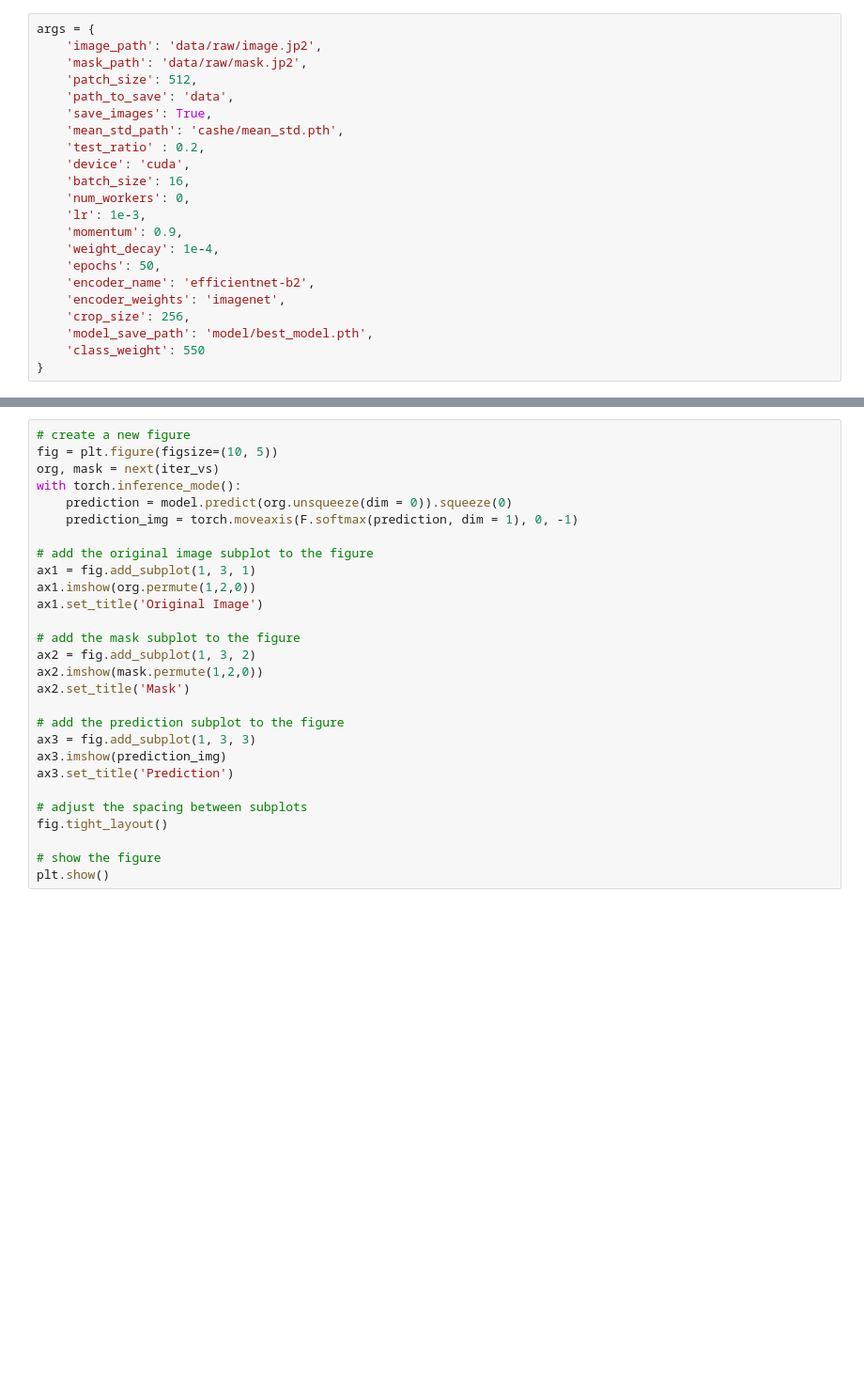
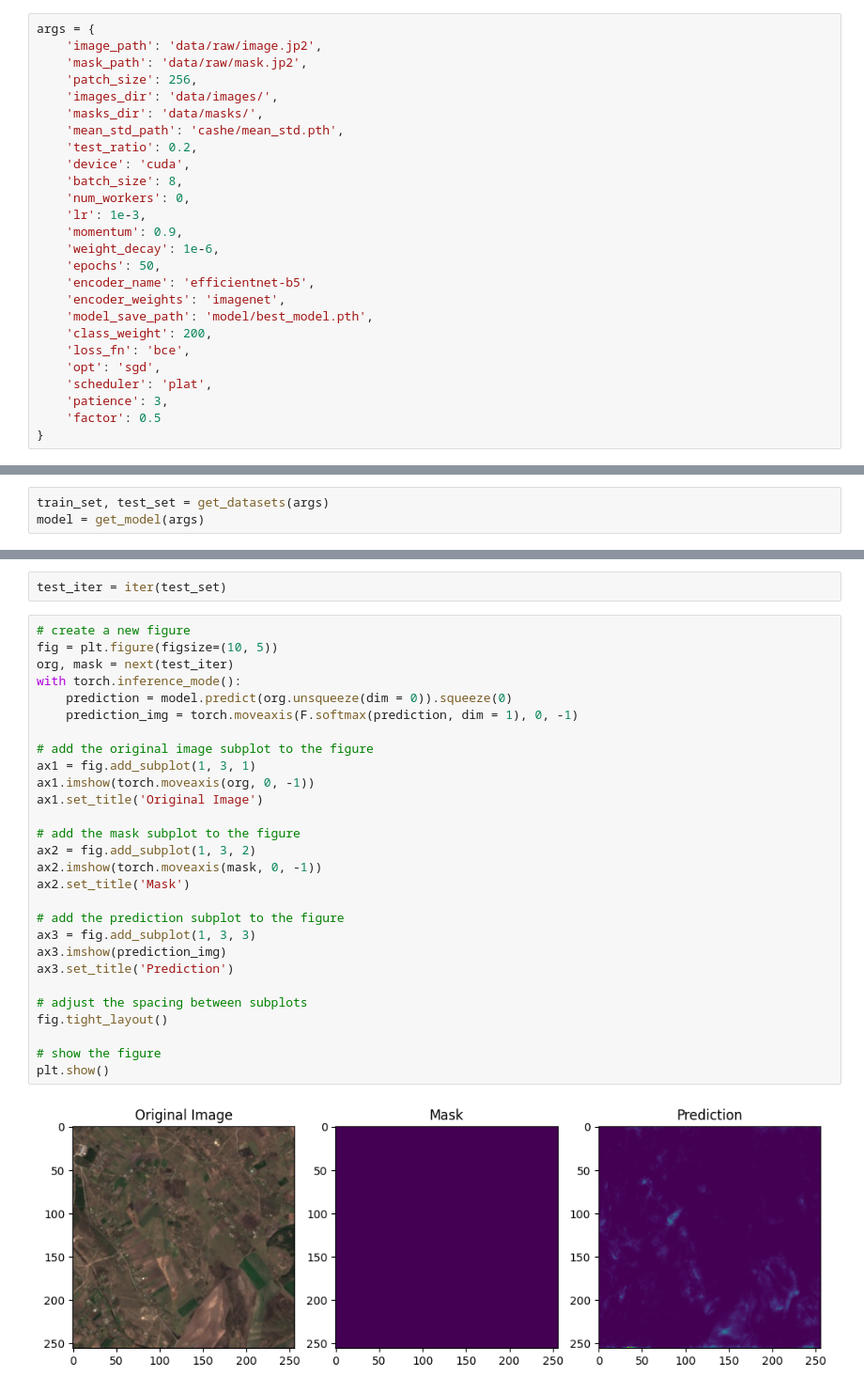
Before and after one commit to revky/erosion-detection, a Jupyter notebook: train_pipeline.ipynb, the cells around one changed output, grey strips where cells are left out. Shown at 94% size. Saved outputs shown, nothing was run; the diff lists cells and outputs as text; blank space fills up the shorter version.

```diff
--- a/train_pipeline.ipynb
+++ b/train_pipeline.ipynb
@@ -2,21 +2,25 @@
 args = {
     'image_path': 'data/raw/image.jp2',
     'mask_path': 'data/raw/mask.jp2',
-    'patch_size': 512,
-    'path_to_save': 'data',
-    'save_images': True,
+    'patch_size': 256,
+    'images_dir': 'data/images/',
+    'masks_dir': 'data/masks/',
     'mean_std_path': 'cashe/mean_std.pth',
-    'test_ratio' : 0.2,
+    'test_ratio': 0.2,
     'device': 'cuda',
-    'batch_size': 16,
+    'batch_size': 8,
     'num_workers': 0,
     'lr': 1e-3,
     'momentum': 0.9,
-    'weight_decay': 1e-4,
+    'weight_decay': 1e-6,
     'epochs': 50,
-    'encoder_name': 'efficientnet-b2',
+    'encoder_name': 'efficientnet-b5',
     'encoder_weights': 'imagenet',
-    'crop_size': 256,
     'model_save_path': 'model/best_model.pth',
-    'class_weight': 550
+    'class_weight': 200,
+    'loss_fn': 'bce',
+    'opt': 'sgd',
+    'scheduler': 'plat',
+    'patience': 3,
+    'factor': 0.5
 }
@@ -53,3 +60,6 @@ model.to('cpu')
+# %%
+train_set, test_set = get_datasets(args)
+model = get_model(args)
 # %%
 model.load_state_dict(torch.load('model/best_model.pth'))
 model.to('cpu')
@@ -62,28 +70,32 @@ iter_vs = iter(vs)
+# %%
+test_iter = iter(test_set)
 # %%
 # create a new figure
 fig = plt.figure(figsize=(10, 5))
-org, mask = next(iter_vs)
+org, mask = next(test_iter)
 with torch.inference_mode():
     prediction = model.predict(org.unsqueeze(dim = 0)).squeeze(0)
     prediction_img = torch.moveaxis(F.softmax(prediction, dim = 1), 0, -1)
 
 # add the original image subplot to the figure
 ax1 = fig.add_subplot(1, 3, 1)
-ax1.imshow(org.permute(1,2,0))
+ax1.imshow(torch.moveaxis(org, 0, -1))
 ax1.set_title('Original Image')
 
 # add the mask subplot to the figure
 ax2 = fig.add_subplot(1, 3, 2)
-ax2.imshow(mask.permute(1,2,0))
+ax2.imshow(torch.moveaxis(mask, 0, -1))
 ax2.set_title('Mask')
 
 # add the prediction subplot to the figure
 ax3 = fig.add_subplot(1, 3, 3)
 ax3.imshow(prediction_img)
 ax3.set_title('Prediction')
 
 # adjust the spacing between subplots
 fig.tight_layout()
 
 # show the figure
 plt.show()
+# %% [output]
+[figure, added]
```
Also changed, not shown: parts of 7 cells of this notebook, 2 other files.
